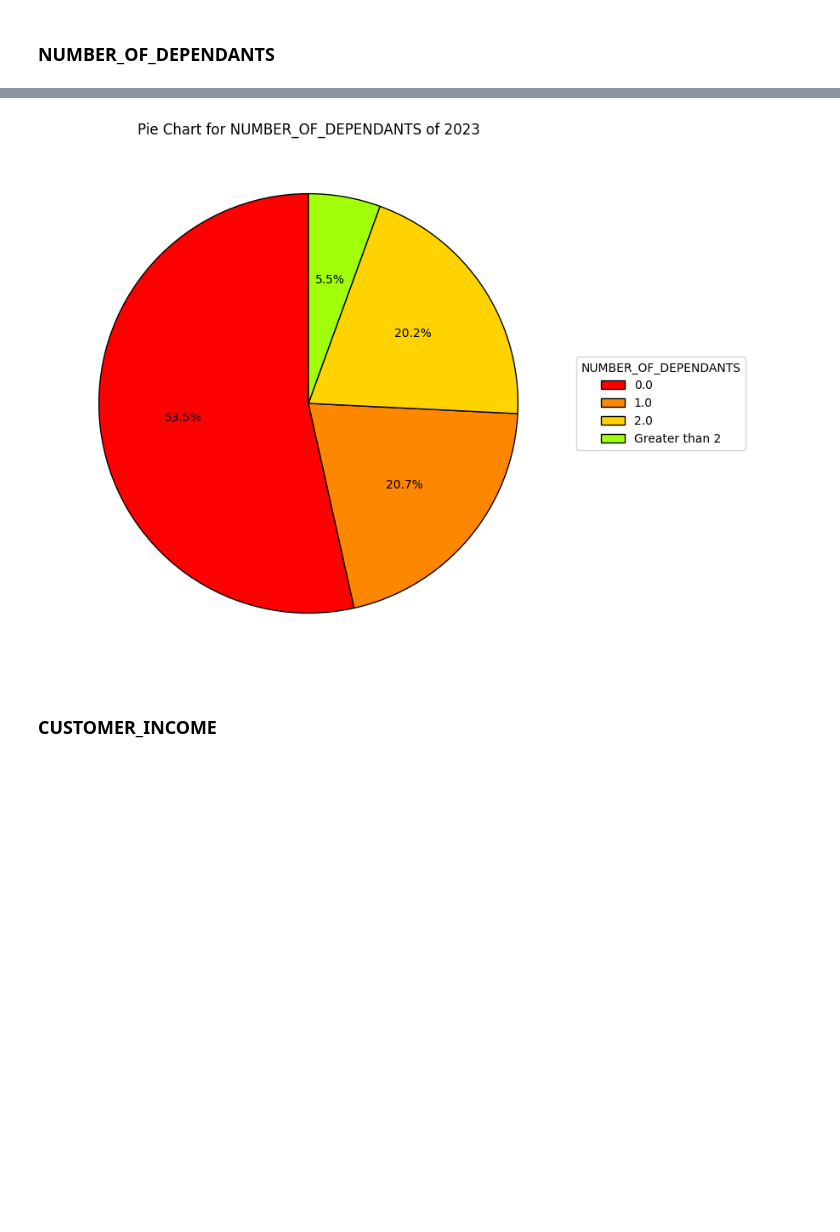
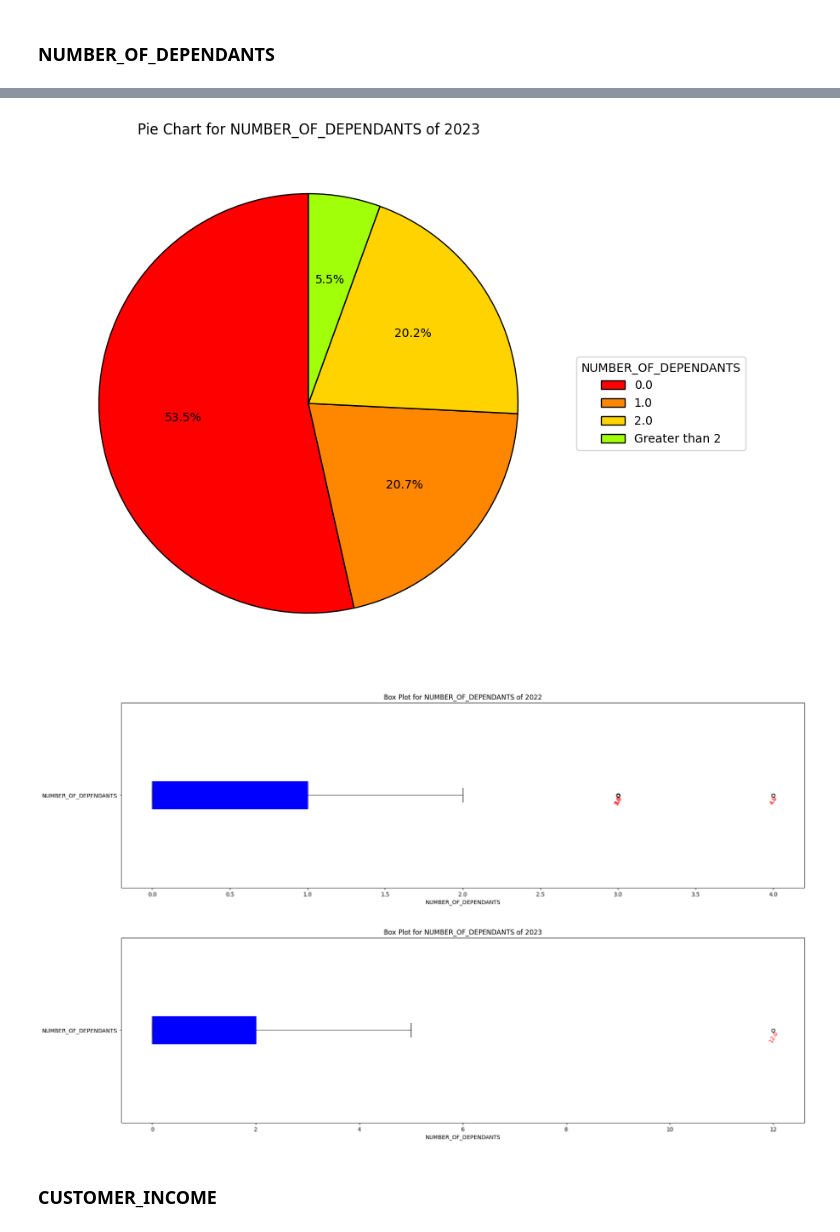
Before and after one commit to huynguyentuank22/RBAC_2024, a Jupyter notebook: main.ipynb, the cells around one changed output, grey strips where cells are left out. Cells and saved outputs as stored; diff of their text form; code cells hidden in the pictures; blank space fills up the shorter version.

```diff
--- a/main.ipynb
+++ b/main.ipynb
@@ -257,11 +329,16 @@ hist_plot(merged_2023, 'DATE_OF_BIRTH', colors)
 # %% [markdown]
 ### NUMBER_OF_DEPENDANTS
 # %%
-pie_plot(merged_2022, 'NUMBER_OF_DEPENDANTS', colors)
-pie_plot(merged_2023, 'NUMBER_OF_DEPENDANTS', colors)
+pie_plot_1(merged_2022, 'NUMBER_OF_DEPENDANTS', colors)
+pie_plot_1(merged_2023, 'NUMBER_OF_DEPENDANTS', colors)
+
+box_plot(merged_2022, 'NUMBER_OF_DEPENDANTS', colors)
+box_plot(merged_2023, 'NUMBER_OF_DEPENDANTS', colors)
 # %% [output]
 [figure]
 [figure]
+[figure, added]
+[figure, added]
 # %% [markdown]
 ### CUSTOMER_INCOME
 # %%
```
Also changed, not shown: parts of 19 cells of this notebook.
